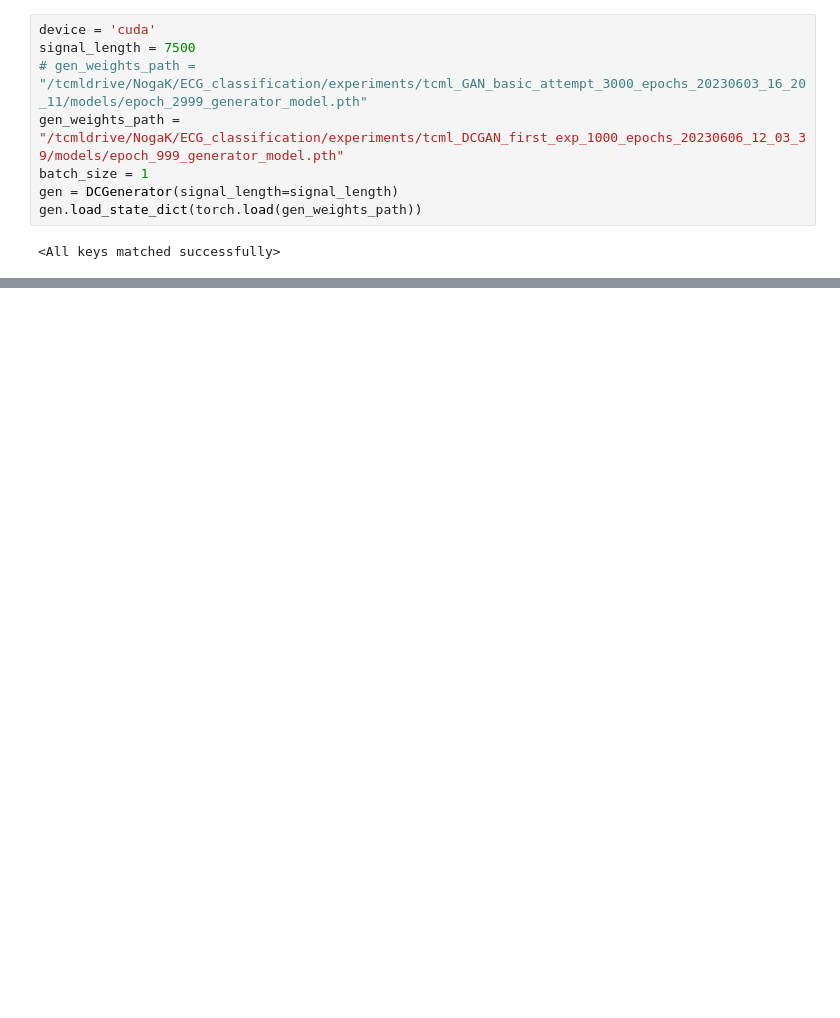
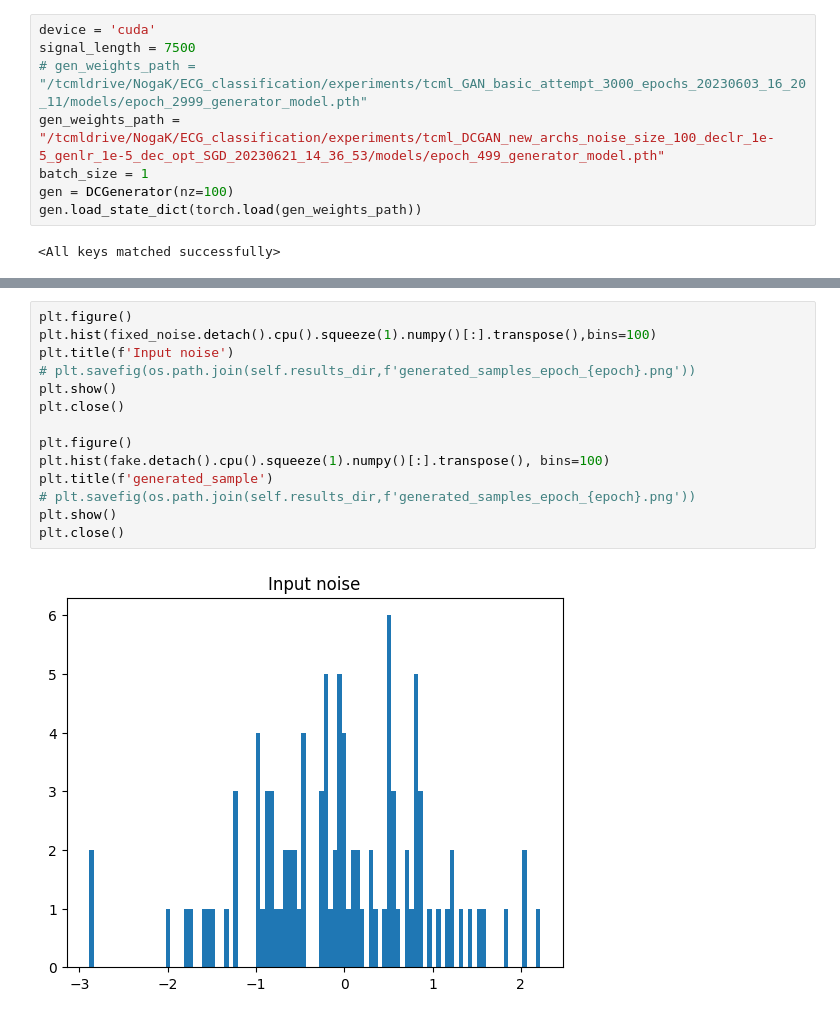
Before and after one commit to lamitay/ecg_AFIB_GAN, a Jupyter notebook: GAN_exploration.ipynb, the cells around one changed output, grey strips where cells are left out. Drawn from its saved outputs; the diff is of its cells as text; blank space fills up the shorter version.

```diff
--- a/GAN_exploration.ipynb
+++ b/GAN_exploration.ipynb
@@ -15,9 +15,9 @@ from GAN_models import Generator, Discriminator, DCGenerator, DCDiscriminator
 device = 'cuda'
 signal_length = 7500
 # gen_weights_path = "/tcmldrive/NogaK/ECG_classification/experiments/tcml_GAN_basic_attempt_3000_epochs_20230603_16_20_11/models/epoch_2999_generator_model.pth"
-gen_weights_path = "/tcmldrive/NogaK/ECG_classification/experiments/tcml_DCGAN_first_exp_1000_epochs_20230606_12_03_39/models/epoch_999_generator_model.pth"
+gen_weights_path = "/tcmldrive/NogaK/ECG_classification/experiments/tcml_DCGAN_new_archs_noise_size_100_declr_1e-5_genlr_1e-5_dec_opt_SGD_20230621_14_36_53/models/epoch_499_generator_model.pth"
 batch_size = 1
-gen = DCGenerator(signal_length=signal_length)
+gen = DCGenerator(nz=100)
 gen.load_state_dict(torch.load(gen_weights_path))
 # %% [output]
 <All keys matched successfully>
@@ -44,0 +45,16 @@ plt.close()
+# %%
+plt.figure()
+plt.hist(fixed_noise.detach().cpu().squeeze(1).numpy()[:].transpose(),bins=100)
+plt.title(f'Input noise')
+# plt.savefig(os.path.join(self.results_dir,f'generated_samples_epoch_{epoch}.png'))
+plt.show()
+plt.close()
+
+plt.figure()
+plt.hist(fake.detach().cpu().squeeze(1).numpy()[:].transpose(), bins=100)
+plt.title(f'generated_sample')
+# plt.savefig(os.path.join(self.results_dir,f'generated_samples_epoch_{epoch}.png'))
+plt.show()
+plt.close()
+# %% [output]
+[figure, added]
```
Also changed, not shown: parts of 3 cells of this notebook, 6 other files.
